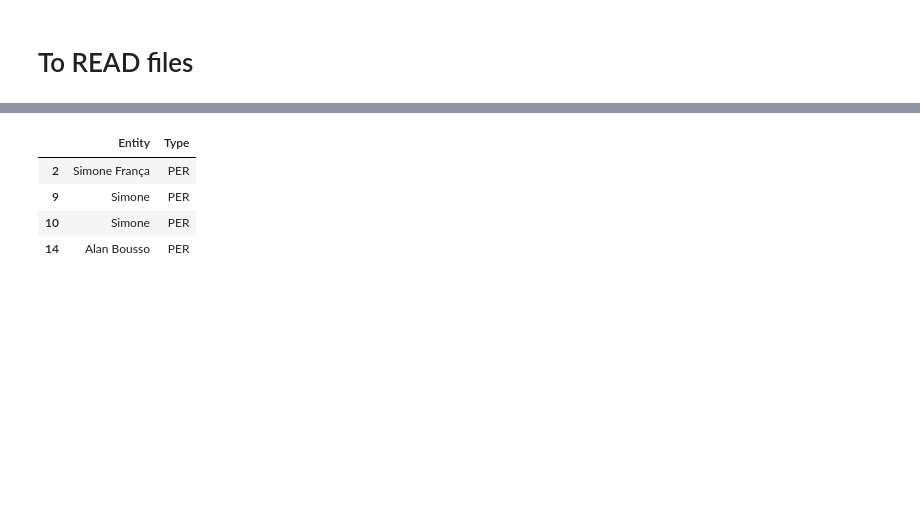
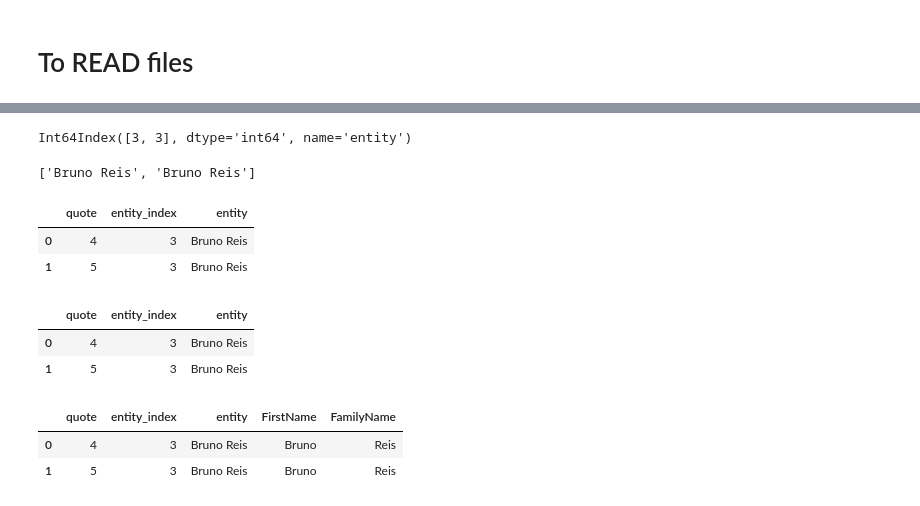
Before and after one commit to larissasayurifutino/repres_fem, a Jupyter notebook: SRC/03_entity_recog.ipynb, the cells around one changed output, grey strips where cells are left out. Cells and saved outputs as stored; diff of their text form; code cells hidden in the pictures; blank space fills up the shorter version.

Commit message:
(01) To keep only PERSON entity entries and (02) to assign each sentence with a quote to the closest sentence with a PERSON entity.

```diff
--- a/SRC/03_entity_recog.ipynb
+++ b/SRC/03_entity_recog.ipynb
@@ -127,0 +252,5 @@ df
+# %%
+# Pivot long format object to wide format
+
+dif_pair_idquote_ident_df_pv = dif_pair_idquote_ident_df.pivot(index = 'quote', columns = 'entity', values = 'dif')
+dif_pair_idquote_ident_df_pv
@@ -127,0 +262,5 @@ df
+# %%
+# Column index associated with the minimum value by row
+
+pos = dif_pair_idquote_ident_df_pv.apply(np.argmin, axis = 'columns')
+pos
@@ -128,10 +296,34 @@ df
+# %%
+dif_pair_idquote_ident_df_pv.columns[pos]
+# %% [output]
+Int64Index([3, 3], dtype='int64', name='entity')
+# %%
+#a_list = entities
+indices_to_access = list(dif_pair_idquote_ident_df_pv.columns[pos])
+
+entities_series = pd.Series(entities)
+accessed_series = entities_series[indices_to_access]
+accessed_list = list(accessed_series)
+accessed_list = [i[0][0] for i in accessed_list] # Inspired by: https://stackoverflow.com/questions/12142133/how-to-get-first-element-in-a-list-of-tuples
+print(accessed_list) # [0][0][0]
+# %% [output]
+['Bruno Reis', 'Bruno Reis']
+# %%
+d = {'quote': dif_pair_idquote_ident_df_pv.index,
+     'entity_index': indices_to_access,
+     'entity': accessed_list
+     }
+df = pd.DataFrame(data = d)
+df
+# %% [output]
+|  | quote | entity_index | entity |
+| 0 | 4 | 3 | Bruno Reis |
+| 1 | 5 | 3 | Bruno Reis |
 # %%
 # Filtering Entities that have at least one capital letter
-df = df[df['Entity'].str.match("[A-Z]+") == True]
+df = df[df['entity'].str.match("[A-Z]+") == True]
 df
 # %% [output]
-|  | Entity | Type |
-| 2 | Simone França | PER |
-| 9 | Simone | PER |
-| 10 | Simone | PER |
-| 14 | Alan Bousso | PER |
+|  | quote | entity_index | entity |
+| 0 | 4 | 3 | Bruno Reis |
+| 1 | 5 | 3 | Bruno Reis |
@@ -141,4 +330,8 @@ df = df.drop_duplicate(subset = None)
 # %%
 # Split the name into First and Family Name
-df[['FirstName', 'FamilyName']] = df['Entity'].str.split(' ', 1, expand = True)
+df[['FirstName', 'FamilyName']] = df['entity'].str.split(' ', 1, expand = True)
 df
+# %% [output]
+|  | quote | entity_index | entity | FirstName | FamilyName |
+| 0 | 4 | 3 | Bruno Reis | Bruno | Reis |
+| 1 | 5 | 3 | Bruno Reis | Bruno | Reis |
```
Also changed, not shown: parts of 30 cells of this notebook.
